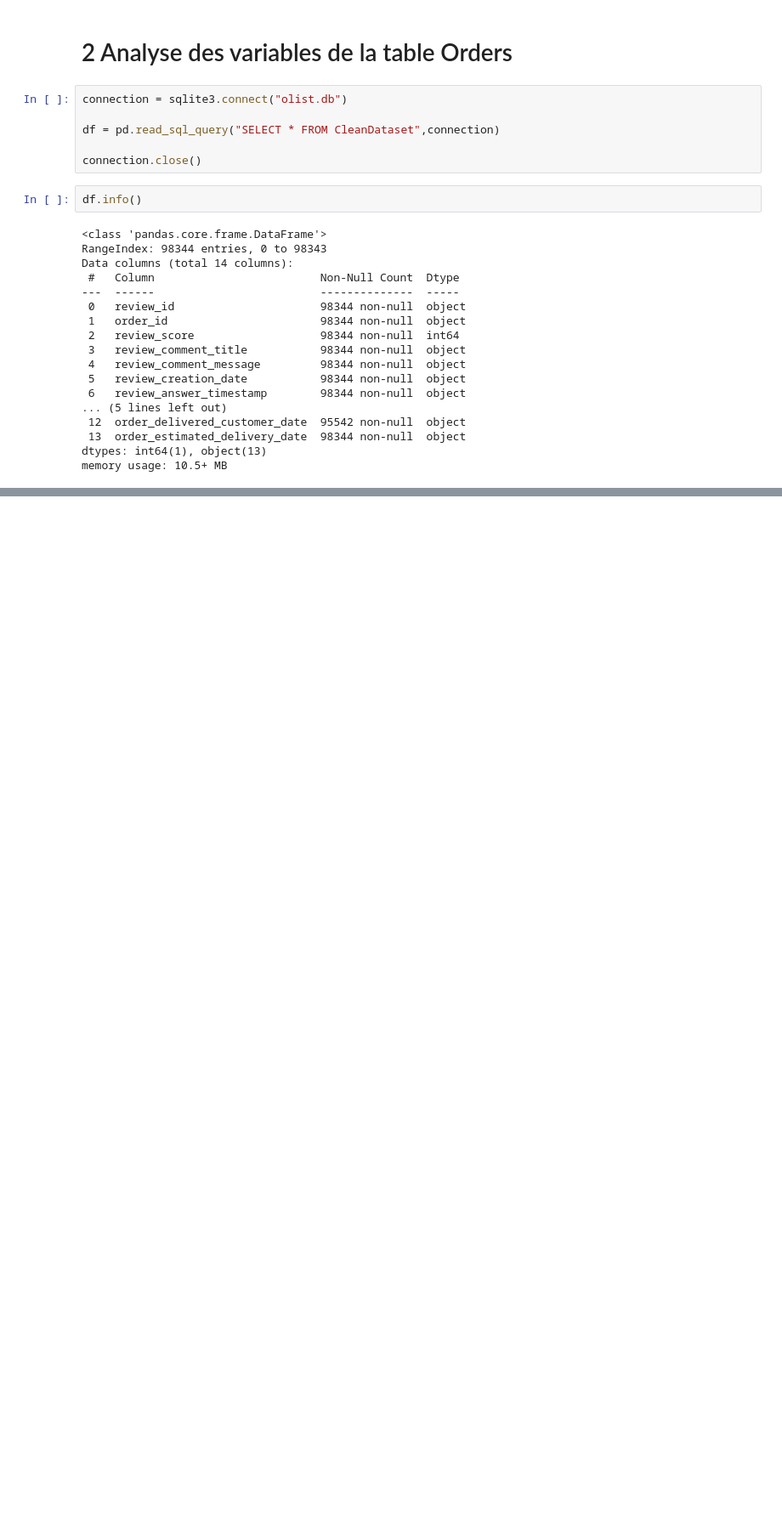
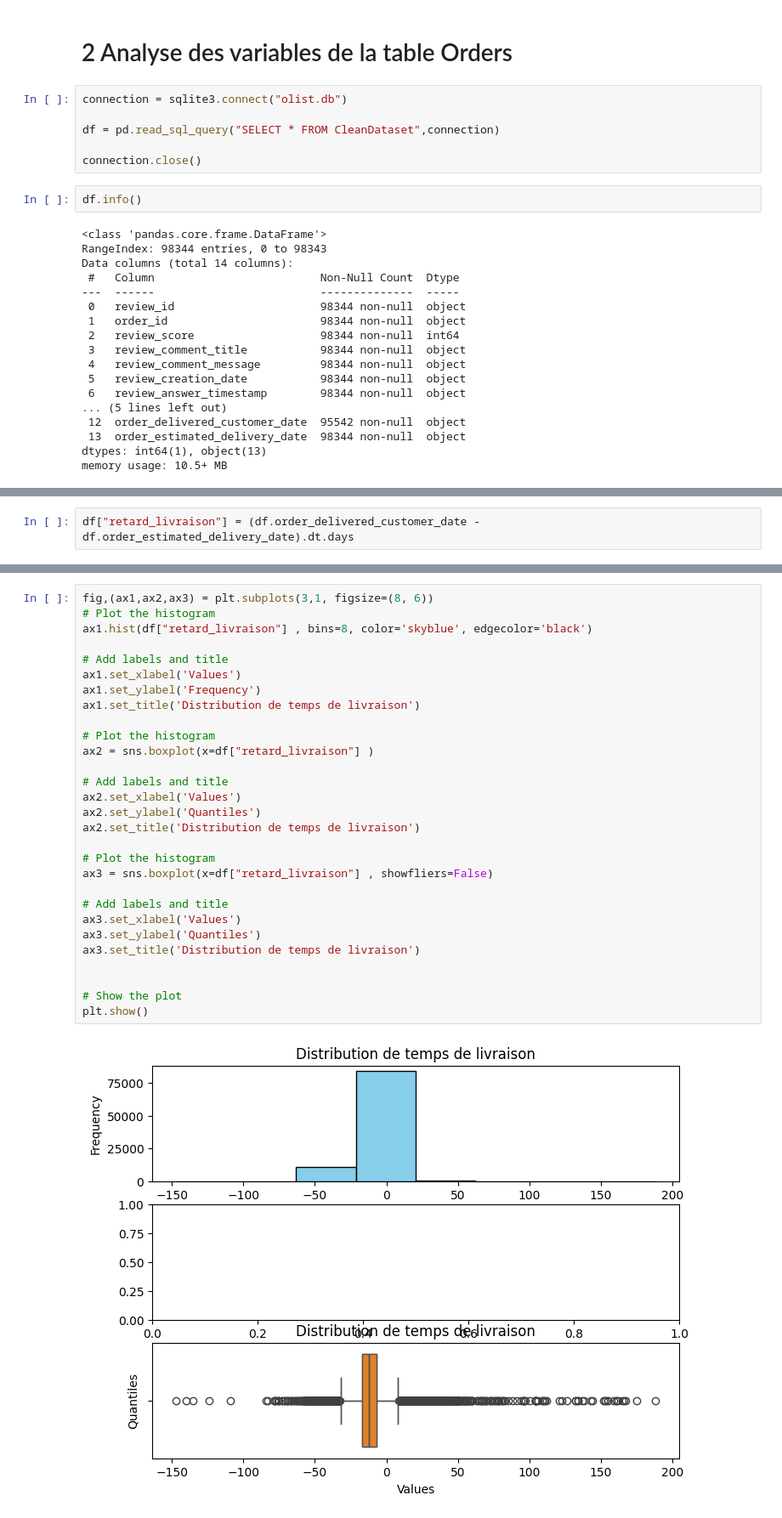
Before and after one commit to charles-42/date_engineer_week_brief, a Jupyter notebook: analyse.ipynb, the cells around one changed output, grey strips where cells are left out. Shown at 85% size. Saved outputs shown, nothing was run; the diff lists cells and outputs as text; blank space fills up the shorter version.

```diff
--- a/analyse.ipynb
+++ b/analyse.ipynb
@@ -113,0 +219,2 @@ memory usage: 10.5+ MB
+# %%
+df["retard_livraison"] = (df.order_delivered_customer_date - df.order_estimated_delivery_date).dt.days
@@ -113,0 +230,31 @@ memory usage: 10.5+ MB
+# %%
+fig,(ax1,ax2,ax3) = plt.subplots(3,1, figsize=(8, 6))
+# Plot the histogram
+ax1.hist(df["retard_livraison"] , bins=8, color='skyblue', edgecolor='black')
+
+# Add labels and title
+ax1.set_xlabel('Values')
+ax1.set_ylabel('Frequency')
+ax1.set_title('Distribution de temps de livraison')
+
+# Plot the histogram
+ax2 = sns.boxplot(x=df["retard_livraison"] )
+
+# Add labels and title
+ax2.set_xlabel('Values')
+ax2.set_ylabel('Quantiles')
+ax2.set_title('Distribution de temps de livraison')
+
+# Plot the histogram
+ax3 = sns.boxplot(x=df["retard_livraison"] , showfliers=False)
+
+# Add labels and title
+ax3.set_xlabel('Values')
+ax3.set_ylabel('Quantiles')
+ax3.set_title('Distribution de temps de livraison')
+
+
+# Show the plot
+plt.show()
+# %% [output]
+[figure, added]
```
Also changed, not shown: parts of 23 cells of this notebook, 2 other files.
